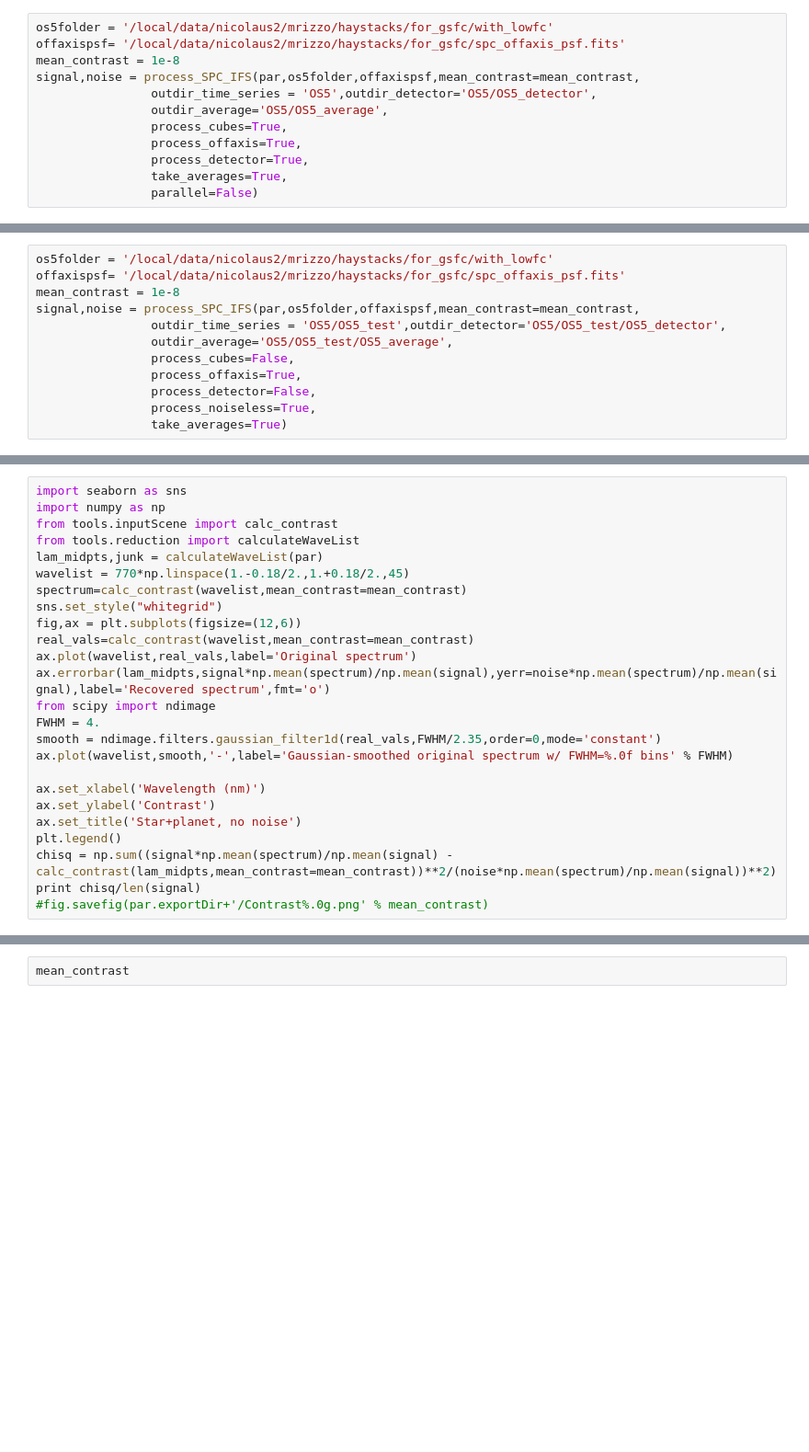
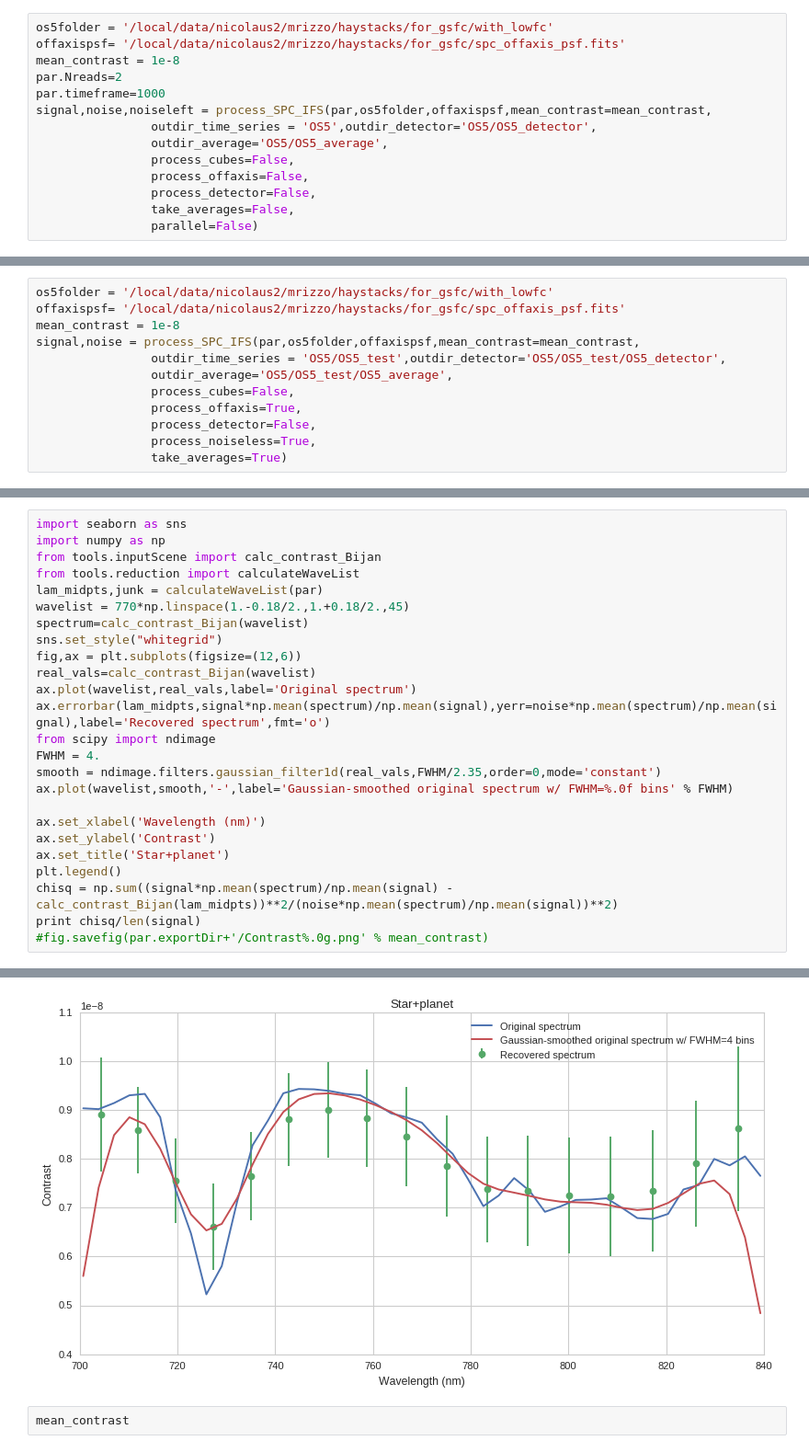
Before and after one commit to mjrfringes/crispy, a Jupyter notebook: docs/source/notebooks/ShapedPupilIFS2.ipynb, the cells around one changed output, grey strips where cells are left out. Shown at 92% size. Saved outputs shown, nothing was run; the diff lists cells and outputs as text; blank space fills up the shorter version.

Commit message:
After checking with Bijan's spreadsheet

```diff
--- a/docs/source/notebooks/ShapedPupilIFS2.ipynb
+++ b/docs/source/notebooks/ShapedPupilIFS2.ipynb
@@ -54,13 +37,15 @@ DEBUG:crispy:Input plane is 185x185
 os5folder = '/local/data/nicolaus2/mrizzo/haystacks/for_gsfc/with_lowfc'
 offaxispsf= '/local/data/nicolaus2/mrizzo/haystacks/for_gsfc/spc_offaxis_psf.fits'
 mean_contrast = 1e-8
-signal,noise = process_SPC_IFS(par,os5folder,offaxispsf,mean_contrast=mean_contrast,
+par.Nreads=2
+par.timeframe=1000
+signal,noise,noiseleft = process_SPC_IFS(par,os5folder,offaxispsf,mean_contrast=mean_contrast,
                 outdir_time_series = 'OS5',outdir_detector='OS5/OS5_detector',
                 outdir_average='OS5/OS5_average',
-                process_cubes=True,
-                process_offaxis=True,
-                process_detector=True,
-                take_averages=True,
+                process_cubes=False,
+                process_offaxis=False,
+                process_detector=False,
+                take_averages=False,
                 parallel=False)
 # %% [output]
 crispy - INFO - Read data from HDU 0 of /local/data/nicolaus2/mrizzo/haystacks/for_gsfc/with_lowfc/os5_spc_001.fits
@@ -101,14 +94,14 @@ signal,noise = process_SPC_IFS(par,os5folder,offaxispsf,mean_contrast=mean_contr
 # %%
 import seaborn as sns
 import numpy as np
-from tools.inputScene import calc_contrast
+from tools.inputScene import calc_contrast_Bijan
 from tools.reduction import calculateWaveList
 lam_midpts,junk = calculateWaveList(par)
 wavelist = 770*np.linspace(1.-0.18/2.,1.+0.18/2.,45)
-spectrum=calc_contrast(wavelist,mean_contrast=mean_contrast)
+spectrum=calc_contrast_Bijan(wavelist)
 sns.set_style("whitegrid")
 fig,ax = plt.subplots(figsize=(12,6))
-real_vals=calc_contrast(wavelist,mean_contrast=mean_contrast)
+real_vals=calc_contrast_Bijan(wavelist)
 ax.plot(wavelist,real_vals,label='Original spectrum')
 ax.errorbar(lam_midpts,signal*np.mean(spectrum)/np.mean(signal),yerr=noise*np.mean(spectrum)/np.mean(signal),label='Recovered spectrum',fmt='o')
 from scipy import ndimage
@@ -118,8 +111,9 @@ ax.plot(wavelist,smooth,'-',label='Gaussian-smoothed original spectrum w/ FWHM=%
 
 ax.set_xlabel('Wavelength (nm)')
 ax.set_ylabel('Contrast')
-ax.set_title('Star+planet, no noise')
+ax.set_title('Star+planet')
 plt.legend()
-chisq = np.sum((signal*np.mean(spectrum)/np.mean(signal) - calc_contrast(lam_midpts,mean_contrast=mean_contrast))**2/(noise*np.mean(spectrum)/np.mean(signal))**2)
+chisq = np.sum((signal*np.mean(spectrum)/np.mean(signal) - calc_contrast_Bijan(lam_midpts))**2/(noise*np.mean(spectrum)/np.mean(signal))**2)
 print chisq/len(signal)
 #fig.savefig(par.exportDir+'/Contrast%.0g.png' % mean_contrast)
+# %% [output]
@@ -126,3 +123,4 @@ print chisq/len(signal)
+[figure, added]
 # %%
 mean_contrast
 # %%
```
Also changed, not shown: parts of 8 cells of this notebook.
